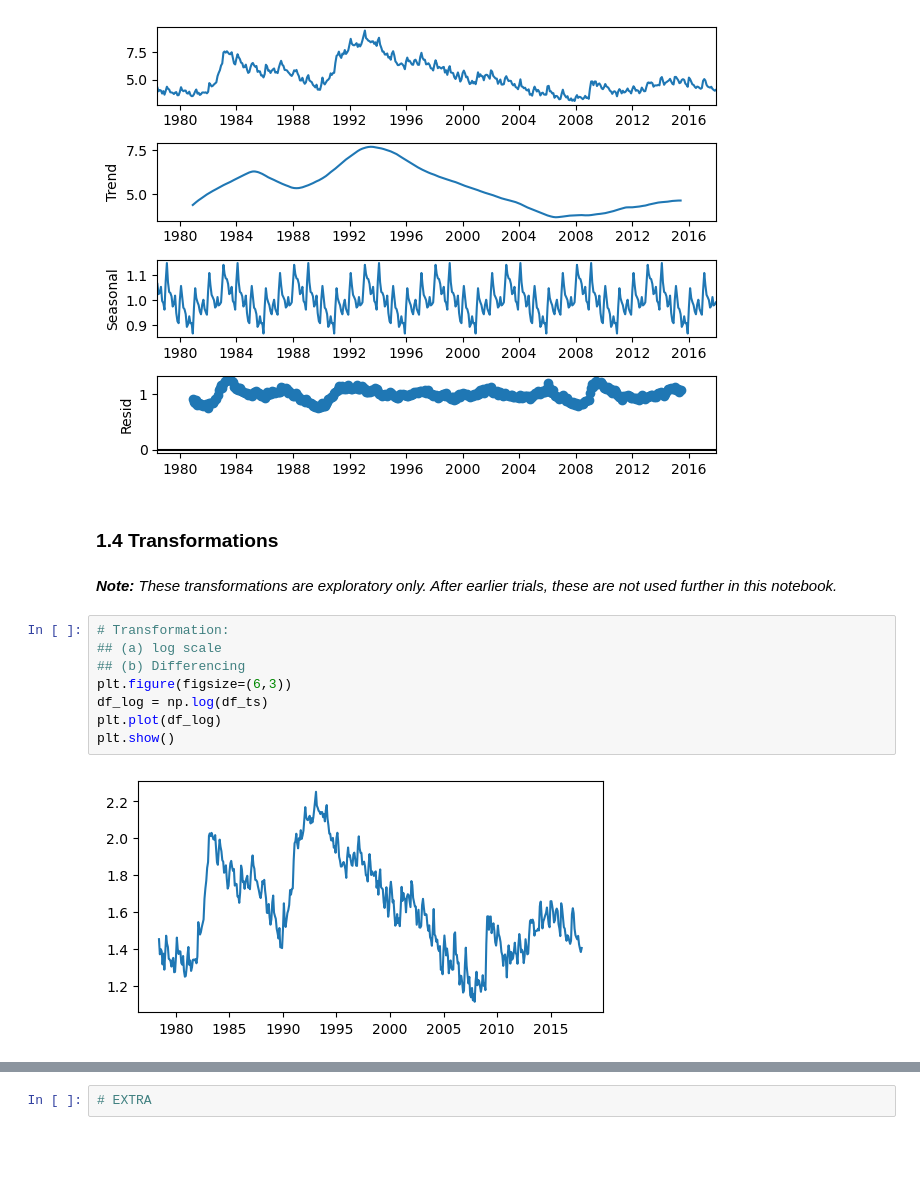
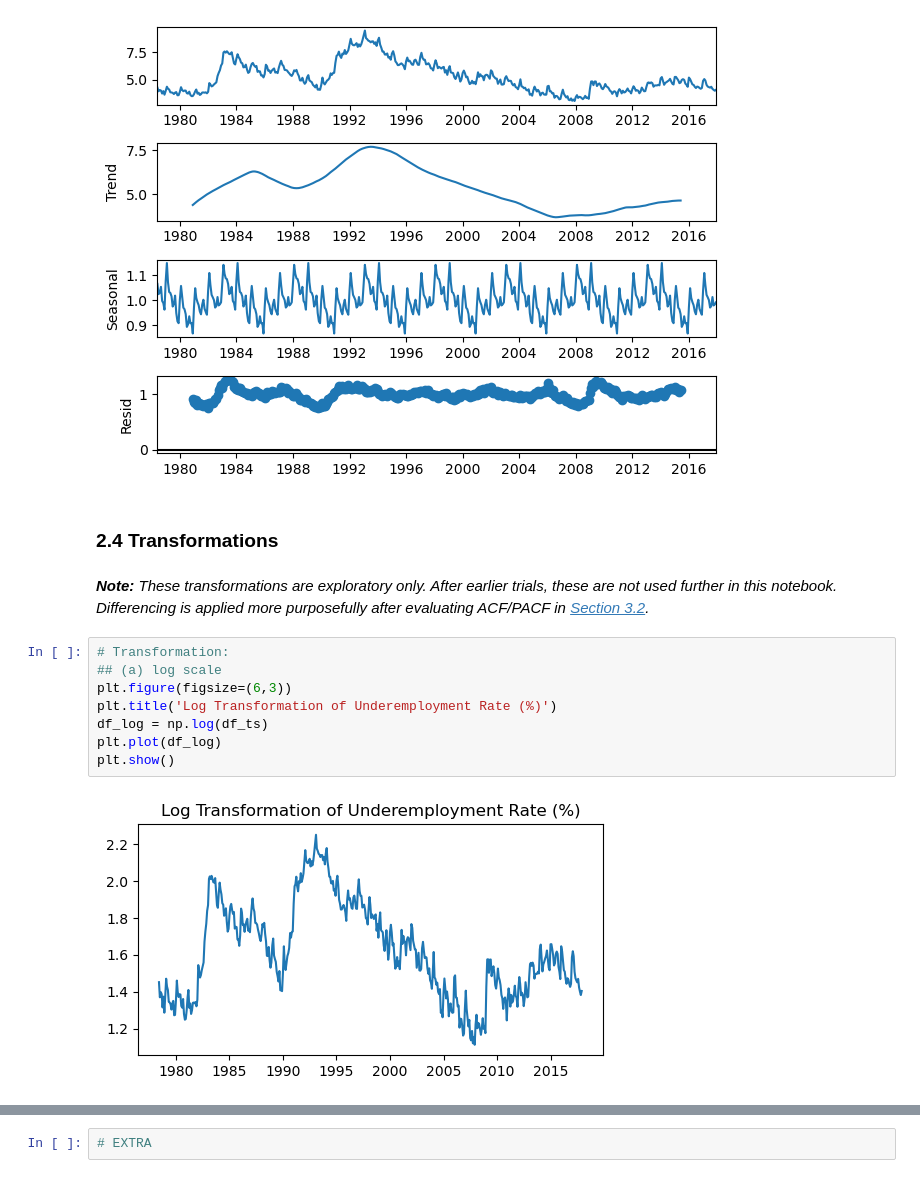
Before and after one commit to DamianChimes/QBUS6840-Predictive-Analytics, a Jupyter notebook: QBUS6840_Group51.ipynb, the cells around one changed output, grey strips where cells are left out. Saved outputs shown, nothing was run; the diff lists cells and outputs as text; blank space fills up the shorter version.

Commit message:
fix section 2 and add test

```diff
--- a/QBUS6840_Group51.ipynb
+++ b/QBUS6840_Group51.ipynb
@@ -279,17 +416,17 @@ Seasonality, m = 30
 Seasonality, m = 60
 [figure]
 # %% [markdown]
-### 1.4 Transformations
+### 2.4 Transformations
 # %% [markdown]
-***Note:** These transformations are exploratory only. After earlier trials, these are not used further in this notebook.*
+***Note:** These transformations are exploratory only. After earlier trials, these are not used further in this notebook. Differencing is applied more purposefully after evaluating ACF/PACF in [Section 3.2](#3.2).*
 # %%
 # Transformation:
 ## (a) log scale
-## (b) Differencing
 plt.figure(figsize=(6,3))
+plt.title('Log Transformation of Underemployment Rate (%)')
 df_log = np.log(df_ts)
 plt.plot(df_log)
 plt.show()
 # %% [output]
-[figure, old version]
+[figure, new version]
 # %%
```
Also changed, not shown: parts of 86 cells of this notebook.
